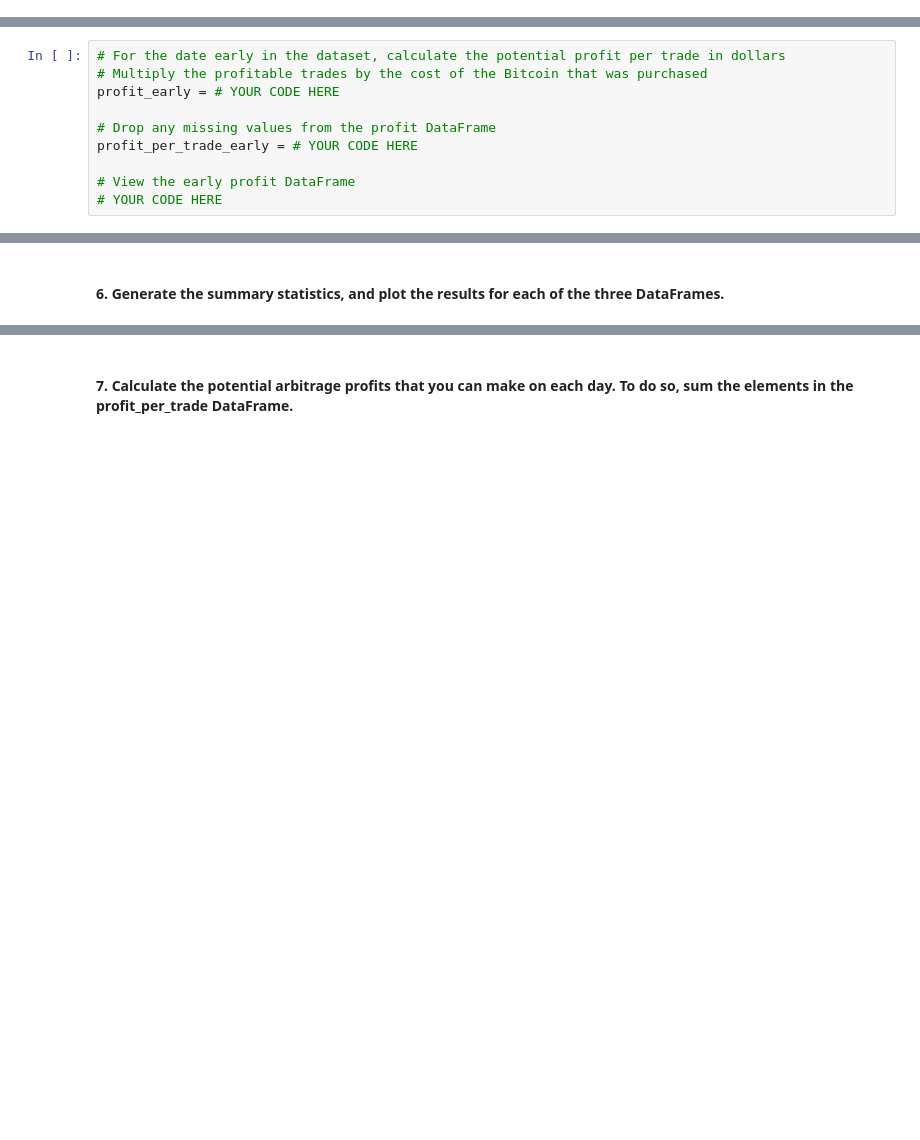
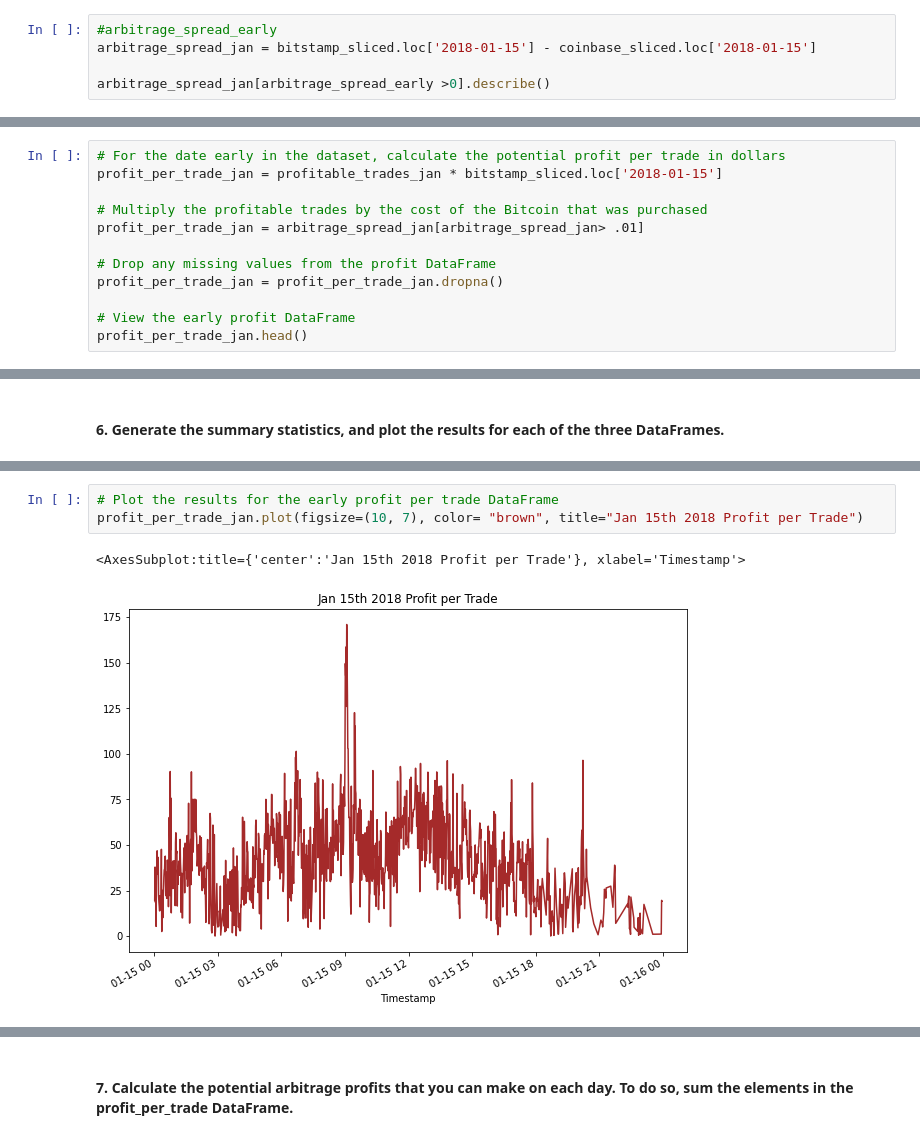
Before and after one commit to smuhammad1/Crypto_Arbitrage, a Jupyter notebook: crypto_arbitrage.ipynb, the cells around one changed output, grey strips where cells are left out. Cells and saved outputs as stored; diff of their text form; blank space fills up the shorter version.

```diff
--- a/crypto_arbitrage.ipynb
+++ b/crypto_arbitrage.ipynb
@@ -376,0 +503,5 @@ arbitrage_spread_early = # YOUR CODE HERE
+# %%
+#arbitrage_spread_early
+arbitrage_spread_jan = bitstamp_sliced.loc['2018-01-15'] - coinbase_sliced.loc['2018-01-15']
+
+arbitrage_spread_jan[arbitrage_spread_early >0].describe()
@@ -402,11 +703,13 @@ profitable_trades_early = # YOUR CODE HERE
 #### 5. For each of the three dates, calculate the potential profit, in dollars, per trade. To do so, multiply the spread returns that were greater than 1% by the cost of what was purchased. Make sure to drop any missing values from the resulting DataFrame.
 # %%
 # For the date early in the dataset, calculate the potential profit per trade in dollars
+profit_per_trade_jan = profitable_trades_jan * bitstamp_sliced.loc['2018-01-15']
+
 # Multiply the profitable trades by the cost of the Bitcoin that was purchased
-profit_early = # YOUR CODE HERE
+profit_per_trade_jan = arbitrage_spread_jan[arbitrage_spread_jan> .01]
 
 # Drop any missing values from the profit DataFrame
-profit_per_trade_early = # YOUR CODE HERE
+profit_per_trade_jan = profit_per_trade_jan.dropna()
 
 # View the early profit DataFrame
-# YOUR CODE HERE
+profit_per_trade_jan.head()
@@ -418 +780,7 @@ profit_per_trade_early = # YOUR CODE HERE
+# %%
+# Plot the results for the early profit per trade DataFrame
+profit_per_trade_jan.plot(figsize=(10, 7), color= "brown", title="Jan 15th 2018 Profit per Trade")
+# %% [output]
+<AxesSubplot:title={'center':'Jan 15th 2018 Profit per Trade'}, xlabel='Timestamp'>
+[figure, added]
 # %%
```
Also changed, not shown: parts of 55 cells of this notebook.
